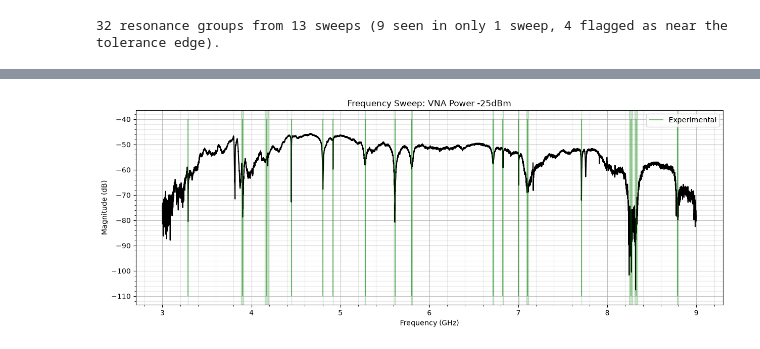
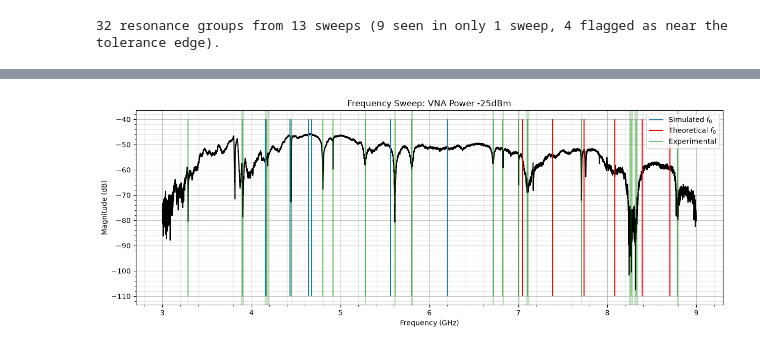
Before and after one commit to benji-thomas/Resonator-Frequency-Simulation, a Jupyter notebook: Mean_Resonant_Frequencies.ipynb, the cells around one changed output, grey strips where cells are left out. Drawn from its saved outputs; the diff is of its cells as text; code cells hidden in the pictures.

```diff
--- a/Mean_Resonant_Frequencies.ipynb
+++ b/Mean_Resonant_Frequencies.ipynb
@@ -38,7 +38,7 @@ runs = [
 ]
 
 sim_f0_kin_res  = np.array([5.566, 4.680, 4.645, 4.434, 4.162, 6.206])
-theo_f0_kin_res = np.array([8.51077059, 7.49291156, 8.20177958, 7.14371248, 7.8479671, 8.8257005])
+theo_f0_kin_res = np.array([8.39168403, 7.38806734, 8.08701656, 7.04375441, 7.73815478, 8.70220729])
 # %%
 dfs, peaks, columns = {}, {}, {}
 
@@ -155,29 +155,30 @@ result[result['n_sweeps']>n].head(50)
 # %%
 df_3_9GHz_25dBm_250605_205417 = pd.read_csv('Data/TWPA_on_S21_3.00-9.00GHz_-25.0dBm_20250605_205417.csv')
 
 fig, ax = plt.subplots(figsize = (15,5))
 
 ax.set_title('Frequency Sweep: VNA Power -25dBm')
 ax.set_ylabel('Magnitude (dB)')
 ax.set_xlabel('Frequency (GHz)')
 ax.plot(df_3_9GHz_25dBm_250605_205417['Frequency (GHz)'],
          df_3_9GHz_25dBm_250605_205417['Magnitude (dB)'],
          c='black',ls='-')
-#plt.vlines(sim_f0_kin_res,ymin=-110,ymax=-40,label=r'Simulated $f_0$')
-#plt.vlines(theo_f0_kin_res,ymin=-110,ymax=-40,colors='r',label=r'Theoretical $f_0$')
+plt.vlines(sim_f0_kin_res,ymin=-110,ymax=-40,label=r'Simulated $f_0$')
+plt.vlines(theo_f0_kin_res,ymin=-110,ymax=-40,colors='r',label=r'Theoretical $f_0$')
 subset = result[result['n_sweeps'] > n]
 
 ax.vlines(subset['mean_freq_GHz'], ymin=-110, ymax=-40, colors='g', alpha=0.5, label='Experimental')
 
+#Plot Error of results
 for _, row in subset.iterrows():
     ax.axvspan(row['mean_freq_GHz'] - row['std_GHz'],
                row['mean_freq_GHz'] + row['std_GHz'],
                alpha=0.2, color='green')
 
 ax.grid(which='major',alpha=0.8)
 ax.grid(which='minor',alpha=0.3)
 ax.legend(loc='best')
 ax.minorticks_on()
 plt.show()
 # %% [output]
-[figure, old version]
+[figure, new version]
```
Also changed, not shown: 4 other files.
